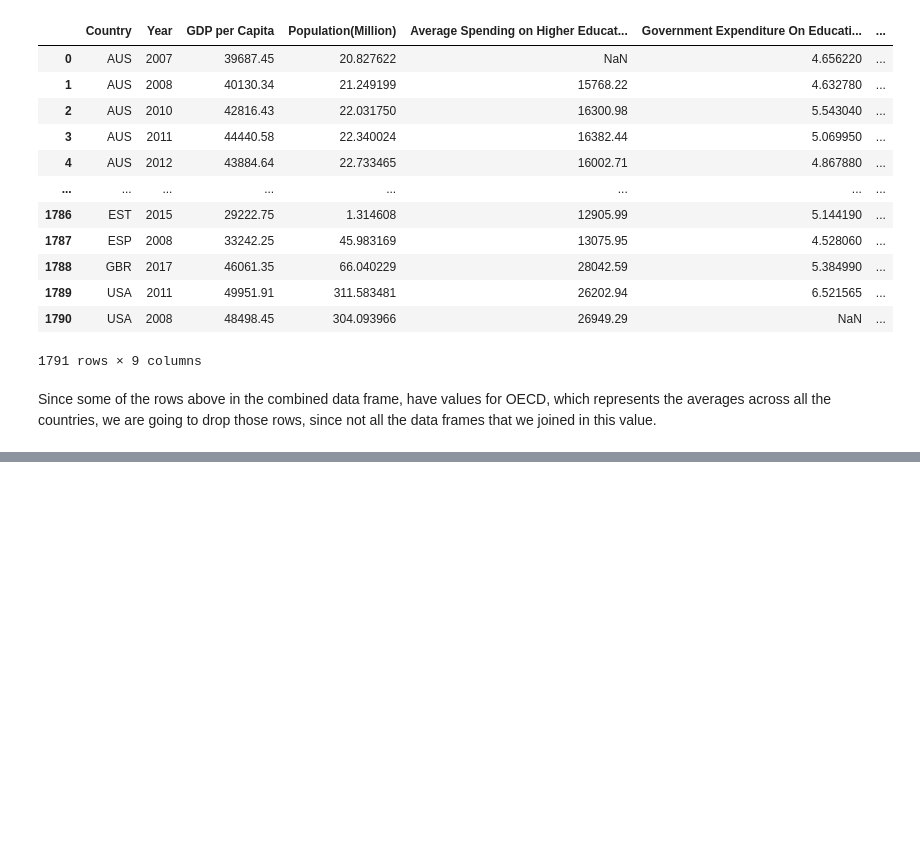
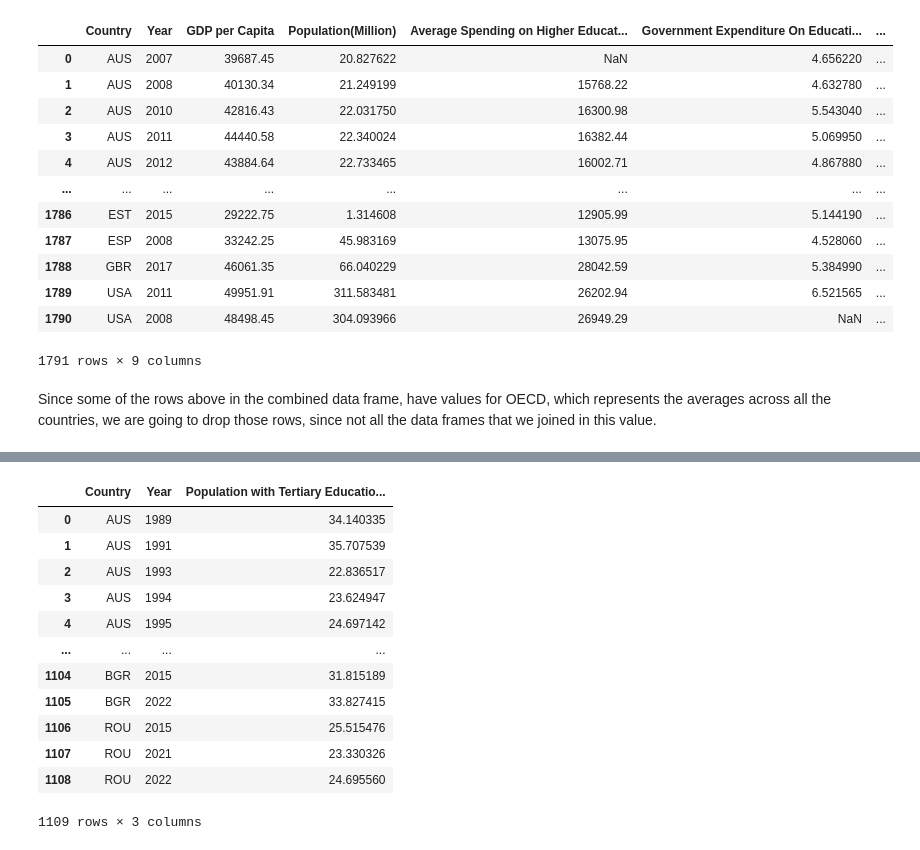
Before and after one commit to rcherivi/OECD-Tertiary-Education-Analysis, a Jupyter notebook: Phase 2ing - Rishika .ipynb, the cells around one changed output, grey strips where cells are left out. Drawn from its saved outputs; the diff is of its cells as text; code cells hidden in the pictures; blank space fills up the shorter version.

```diff
--- a/Phase 2ing - Rishika .ipynb
+++ b/Phase 2ing - Rishika .ipynb
@@ -670,0 +717,35 @@ combined_df.head()
+# %%
+completed_tertiary_edu_df = pd.read_csv('completed_tertiary_edu.csv')
+
+query = """
+        SELECT
+            LOCATION AS Country,
+            TIME AS Year,
+            Value AS "Population with Tertiary Education (%)",
+            SUBJECT
+        FROM completed_tertiary_edu_df
+        WHERE SUBJECT = '25_34';
+        """
+completed_tertiary_edu_df = duckdb.sql(query).df()
+
+#dropping the column "subject" since we dont need it anymore
+query = """
+        SELECT Country, Year, "Population with Tertiary Education (%)"
+        FROM completed_tertiary_edu_df;
+        """
+completed_tertiary_edu_df = duckdb.sql(query).df()
+completed_tertiary_edu_df
+# %% [output]
+|  | Country | Year | Population with Tertiary Educatio... |
+| 0 | AUS | 1989 | 34.140335 |
+| 1 | AUS | 1991 | 35.707539 |
+| 2 | AUS | 1993 | 22.836517 |
+| 3 | AUS | 1994 | 23.624947 |
+| 4 | AUS | 1995 | 24.697142 |
+| ... | ... | ... | ... |
+| 1104 | BGR | 2015 | 31.815189 |
+| 1105 | BGR | 2022 | 33.827415 |
+| 1106 | ROU | 2015 | 25.515476 |
+| 1107 | ROU | 2021 | 23.330326 |
+| 1108 | ROU | 2022 | 24.695560 |
+1109 rows × 3 columns
```
Also changed, not shown: parts of 59 cells of this notebook, 6 other files.
